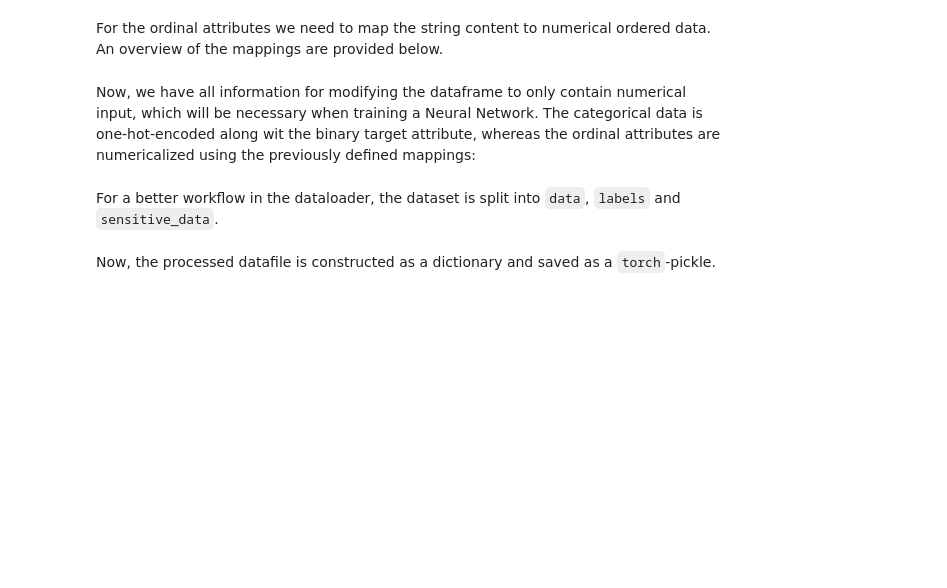
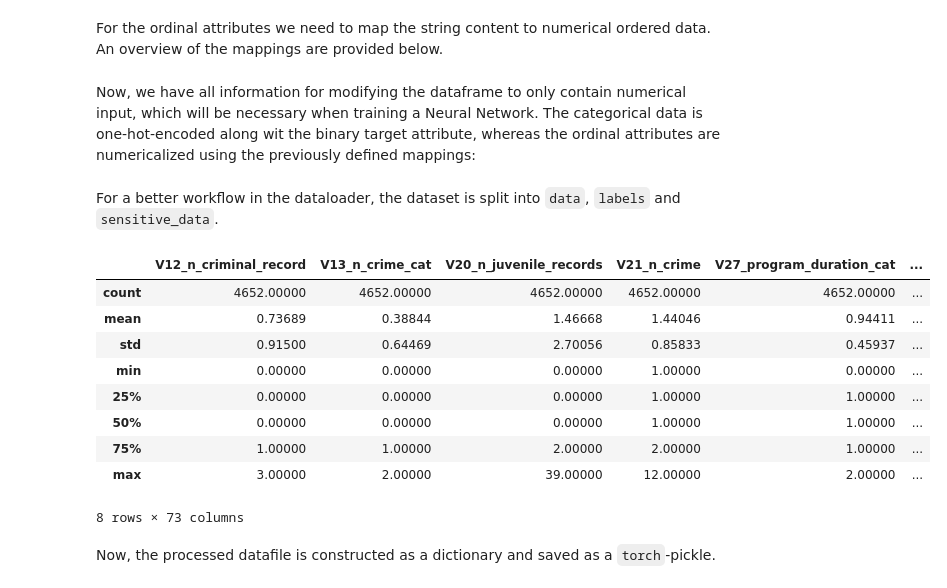
Before and after one commit to blclo/AlgorithmicFairness, a Jupyter notebook: src/data/process_data.ipynb, the cells around one changed output. Cells and saved outputs as stored; diff of their text form; code cells hidden in the pictures; blank space fills up the shorter version.

```diff
--- a/src/data/process_data.ipynb
+++ b/src/data/process_data.ipynb
@@ -123,13 +123,26 @@ df[target] = df[target].astype('category').cat.rename_categories({0: 'No', 1: 'Y
 # %% [markdown]
 For a better workflow in the dataloader, the dataset is split into `data`, `labels` and `sensitive_data`.
 # %%
-labels          = df[target].cat.codes # pd.get_dummies(pd.DataFrame(df[target]))
+labels          = df[target].cat.codes
 sensitive_data  = pd.get_dummies(df[sensitive_attributes])
-data            = df.drop(columns=[target] + sensitive_attributes)
+data            = df.drop(columns=[target] + sensitive_attributes + ['id'])
 # %%
-# Standardize
-mu, sigma = data[numerical_cols].mean(axis=0), data[numerical_cols].std(axis=0)
-data[numerical_cols] = (data[numerical_cols] - mu) / sigma
+# # Standardize
+# mu, sigma = data[numerical_cols].mean(axis=0), data[numerical_cols].std(axis=0)
+# data[numerical_cols] = (data[numerical_cols] - mu) / sigma
+# %%
+data.describe().round(5)
+# %% [output]
+|  | V12_n_criminal_record | V13_n_crime_cat | V20_n_juvenile_records | V21_n_crime | V27_program_duration_cat | ... |
+| count | 4652.00000 | 4652.00000 | 4652.00000 | 4652.00000 | 4652.00000 | ... |
+| mean | 0.73689 | 0.38844 | 1.46668 | 1.44046 | 0.94411 | ... |
+| std | 0.91500 | 0.64469 | 2.70056 | 0.85833 | 0.45937 | ... |
+| min | 0.00000 | 0.00000 | 0.00000 | 1.00000 | 0.00000 | ... |
+| 25% | 0.00000 | 0.00000 | 0.00000 | 1.00000 | 1.00000 | ... |
+| 50% | 0.00000 | 0.00000 | 0.00000 | 1.00000 | 1.00000 | ... |
+| 75% | 1.00000 | 1.00000 | 2.00000 | 2.00000 | 1.00000 | ... |
+| max | 3.00000 | 2.00000 | 39.00000 | 12.00000 | 2.00000 | ... |
+8 rows × 73 columns
 # %% [markdown]
 Now, the processed datafile is constructed as a dictionary and saved as a `torch`-pickle.
 # %%
```
Also changed, not shown: parts of 7 cells of this notebook, 4 other files.
